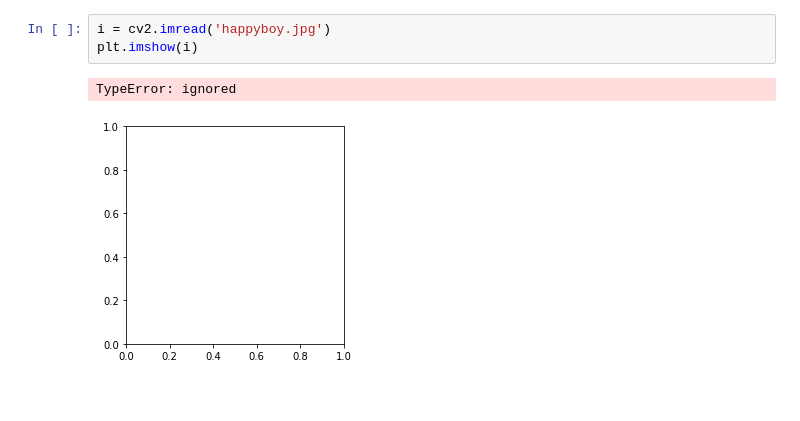
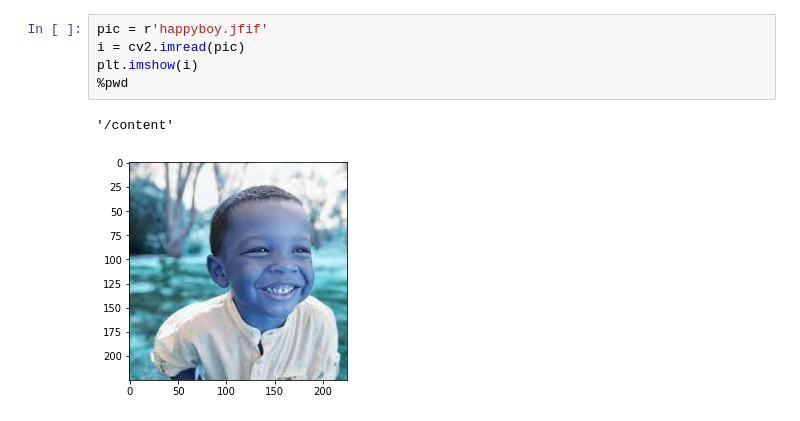
Before and after one commit to Kanyakrishi/ML, a Jupyter notebook: Facial_recognition.ipynb, the cells around one changed output. Drawn from its saved outputs; the diff is of its cells as text.

```diff
--- a/Facial_recognition.ipynb
+++ b/Facial_recognition.ipynb
@@ -6,6 +31,8 @@ import matplotlib.pyplot as plt
 # %%
-i = cv2.imread('happyboy.jpg')
+pic = r'happyboy.jfif'
+i = cv2.imread(pic)
 plt.imshow(i)
+%pwd
 # %% [output]
-TypeError: ignored
+'/content'
-[figure, old version]
+[figure, new version]
```
Also changed, not shown: parts of 5 cells of this notebook.
